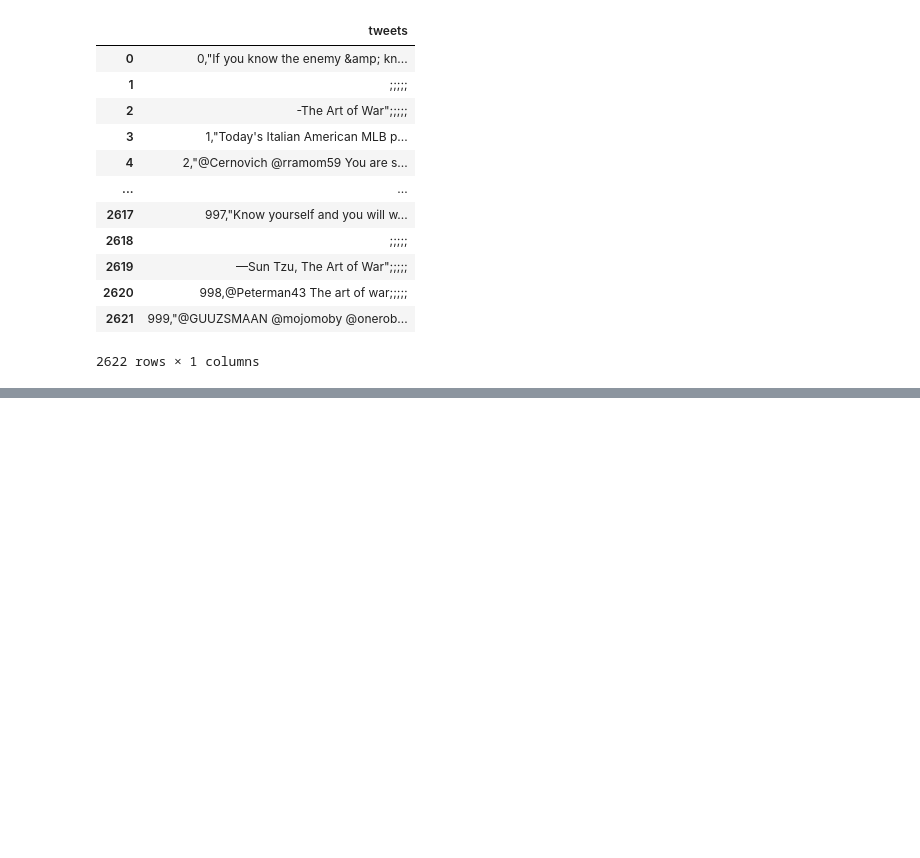
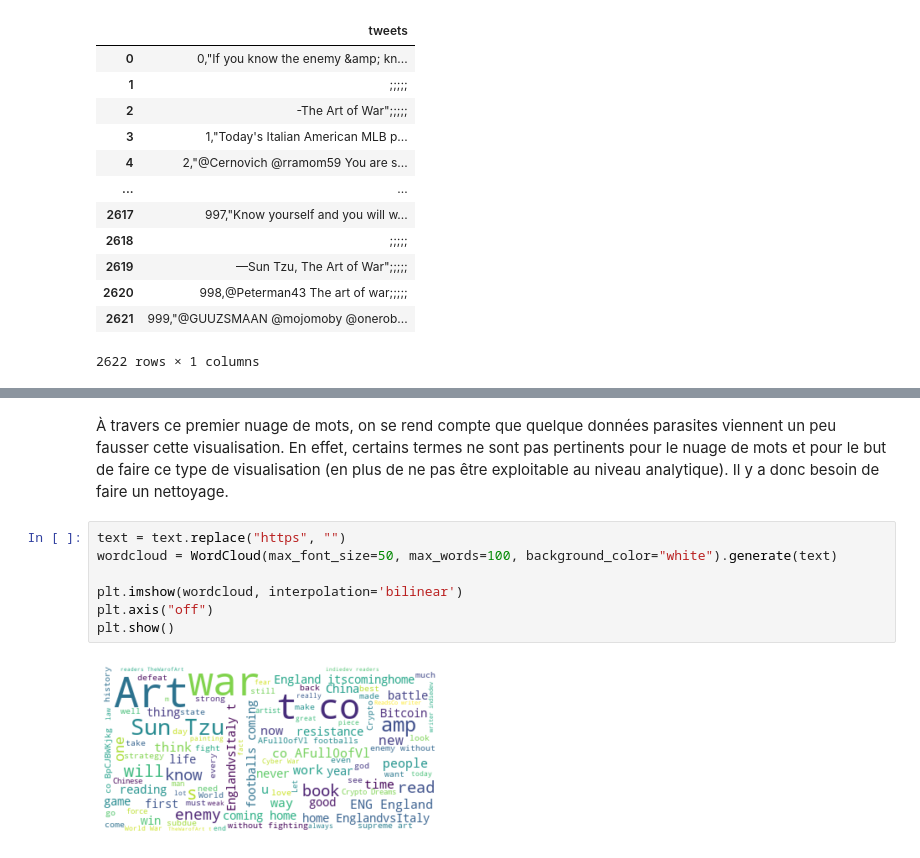
Before and after one commit to LaurenceAndraud/cyber-detective, a Jupyter notebook: Twitter.ipynb, the cells around one changed output, grey strips where cells are left out. Saved outputs shown, nothing was run; the diff lists cells and outputs as text; blank space fills up the shorter version.

```diff
--- a/Twitter.ipynb
+++ b/Twitter.ipynb
@@ -51,0 +57,11 @@ plt.show()
+# %% [markdown]
+À travers ce premier nuage de mots, on se rend compte que quelque données parasites viennent un peu fausser cette visualisation. En effet, certains termes ne sont pas pertinents pour le nuage de mots et pour le but de faire ce type de visualisation (en plus de ne pas être exploitable au niveau analytique). Il y a donc besoin de faire un nettoyage.
+# %%
+text = text.replace("https", "")
+wordcloud = WordCloud(max_font_size=50, max_words=100, background_color="white").generate(text)
+
+plt.imshow(wordcloud, interpolation='bilinear')
+plt.axis("off")
+plt.show()
+# %% [output]
+[figure, added]
```
Also changed, not shown: parts of 8 cells of this notebook.
